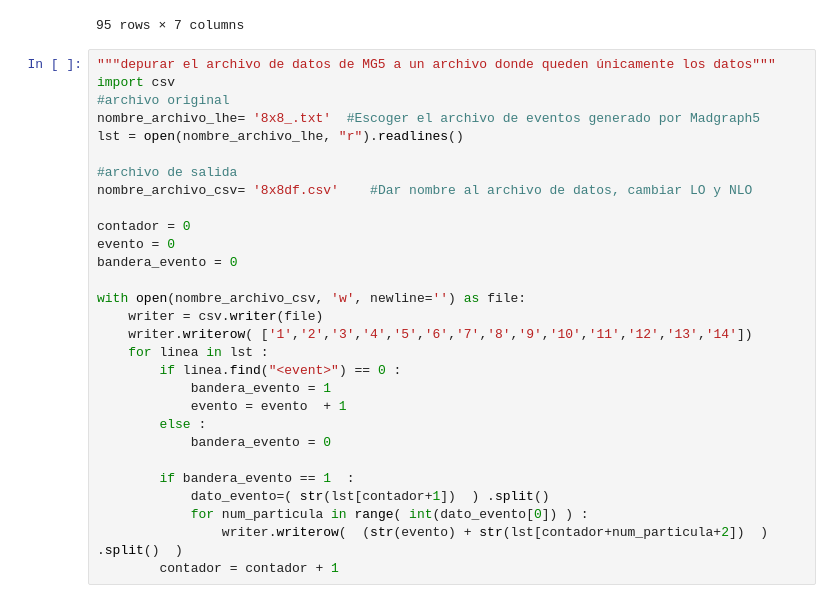
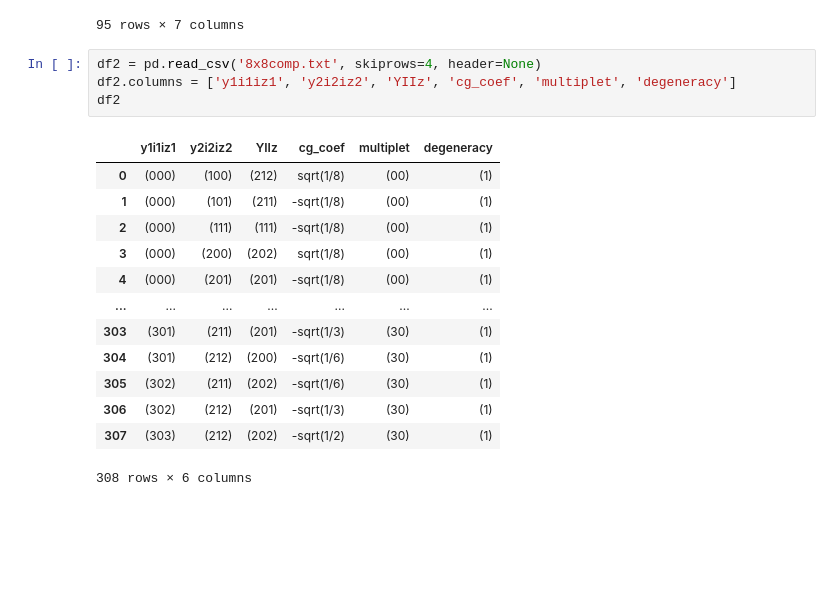
Before and after one commit to natanael87/Sum_Rules, a Jupyter notebook: Symmetric_case/8x8symmetric.ipynb, the cells around one changed output. Cells and saved outputs as stored; diff of their text form; blank space fills up the shorter version.

```diff
--- a/Symmetric_case/8x8symmetric.ipynb
+++ b/Symmetric_case/8x8symmetric.ipynb
@@ -54,32 +54,21 @@ df1
 | 93 | (4,2,4) | : | (2,1,2) | x | (2,1,2) | = | sqrt(1) |
 | 94 | NaN | NaN | NaN | NaN | NaN | NaN | NaN |
 95 rows × 7 columns
-# %%
-"""depurar el archivo de datos de MG5 a un archivo donde queden únicamente los datos"""
-import csv
-#archivo original
-nombre_archivo_lhe= '8x8_.txt'  #Escoger el archivo de eventos generado por Madgraph5
-lst = open(nombre_archivo_lhe, "r").readlines()
-
-#archivo de salida
-nombre_archivo_csv= '8x8df.csv'    #Dar nombre al archivo de datos, cambiar LO y NLO
-
-contador = 0
-evento = 0
-bandera_evento = 0
-
-with open(nombre_archivo_csv, 'w', newline='') as file:
-    writer = csv.writer(file)
-    writer.writerow( ['1','2','3','4','5','6','7','8','9','10','11','12','13','14'])
-    for linea in lst :
-        if linea.find("<event>") == 0 :
-            bandera_evento = 1
-            evento = evento  + 1
-        else :
-            bandera_evento = 0
-
-        if bandera_evento == 1  :
-            dato_evento=( str(lst[contador+1])  ) .split()
-            for num_particula in range( int(dato_evento[0]) ) :
-                writer.writerow(  (str(evento) + str(lst[contador+num_particula+2])  ) .split()  )
-        contador = contador + 1
+# %%
+df2 = pd.read_csv('8x8comp.txt', skiprows=4, header=None)
+df2.columns = ['y1i1iz1', 'y2i2iz2', 'YIIz', 'cg_coef', 'multiplet', 'degeneracy']
+df2
+# %% [output]
+|  | y1i1iz1 | y2i2iz2 | YIIz | cg_coef | multiplet | degeneracy |
+| 0 | (000) | (100) | (212) | sqrt(1/8) | (00) | (1) |
+| 1 | (000) | (101) | (211) | -sqrt(1/8) | (00) | (1) |
+| 2 | (000) | (111) | (111) | -sqrt(1/8) | (00) | (1) |
+| 3 | (000) | (200) | (202) | sqrt(1/8) | (00) | (1) |
+| 4 | (000) | (201) | (201) | -sqrt(1/8) | (00) | (1) |
+| ... | ... | ... | ... | ... | ... | ... |
+| 303 | (301) | (211) | (201) | -sqrt(1/3) | (30) | (1) |
+| 304 | (301) | (212) | (200) | -sqrt(1/6) | (30) | (1) |
+| 305 | (302) | (211) | (202) | -sqrt(1/6) | (30) | (1) |
+| 306 | (302) | (212) | (201) | -sqrt(1/3) | (30) | (1) |
+| 307 | (303) | (212) | (202) | -sqrt(1/2) | (30) | (1) |
+308 rows × 6 columns
```
Also changed, not shown: parts of 9 cells of this notebook, 5 other files.
